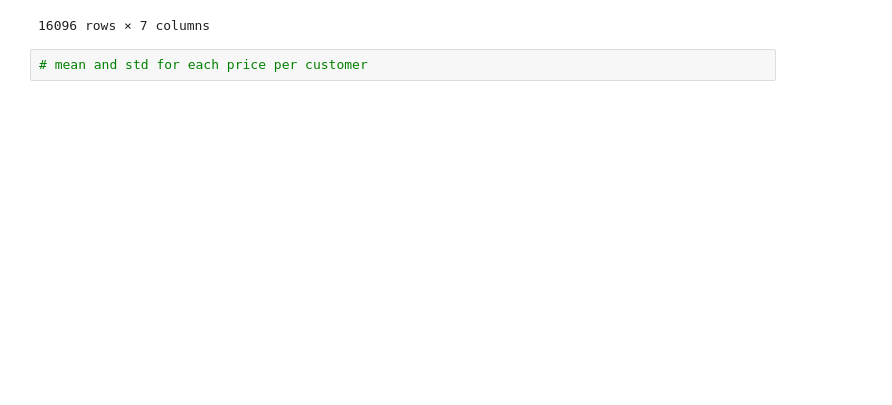
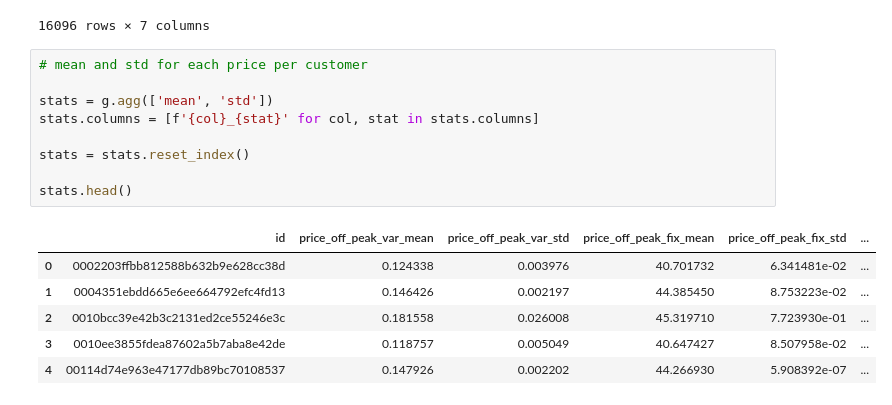
Before and after one commit to Anuj-Khadka/bcg_data_science_forage, a Jupyter notebook: feature-engineering/Task 3 - feature_engineering.ipynb, the cells around one changed output. Saved outputs shown, nothing was run; the diff lists cells and outputs as text; blank space fills up the shorter version.

```diff
--- a/feature-engineering/Task 3 - feature_engineering.ipynb
+++ b/feature-engineering/Task 3 - feature_engineering.ipynb
@@ -115,3 +115,17 @@ dec_jan
 16096 rows × 7 columns
 # %%
 # mean and std for each price per customer
+
+stats = g.agg(['mean', 'std'])
+stats.columns = [f'{col}_{stat}' for col, stat in stats.columns]
+
+stats = stats.reset_index()
+
+stats.head()
+# %% [output]
+|  | id | price_off_peak_var_mean | price_off_peak_var_std | price_off_peak_fix_mean | price_off_peak_fix_std | ... |
+| 0 | 0002203ffbb812588b632b9e628cc38d | 0.124338 | 0.003976 | 40.701732 | 6.341481e-02 | ... |
+| 1 | 0004351ebdd665e6ee664792efc4fd13 | 0.146426 | 0.002197 | 44.385450 | 8.753223e-02 | ... |
+| 2 | 0010bcc39e42b3c2131ed2ce55246e3c | 0.181558 | 0.026008 | 45.319710 | 7.723930e-01 | ... |
+| 3 | 0010ee3855fdea87602a5b7aba8e42de | 0.118757 | 0.005049 | 40.647427 | 8.507958e-02 | ... |
+| 4 | 00114d74e963e47177db89bc70108537 | 0.147926 | 0.002202 | 44.266930 | 5.908392e-07 | ... |
```
Also changed, not shown: parts of 1 cell of this notebook.
